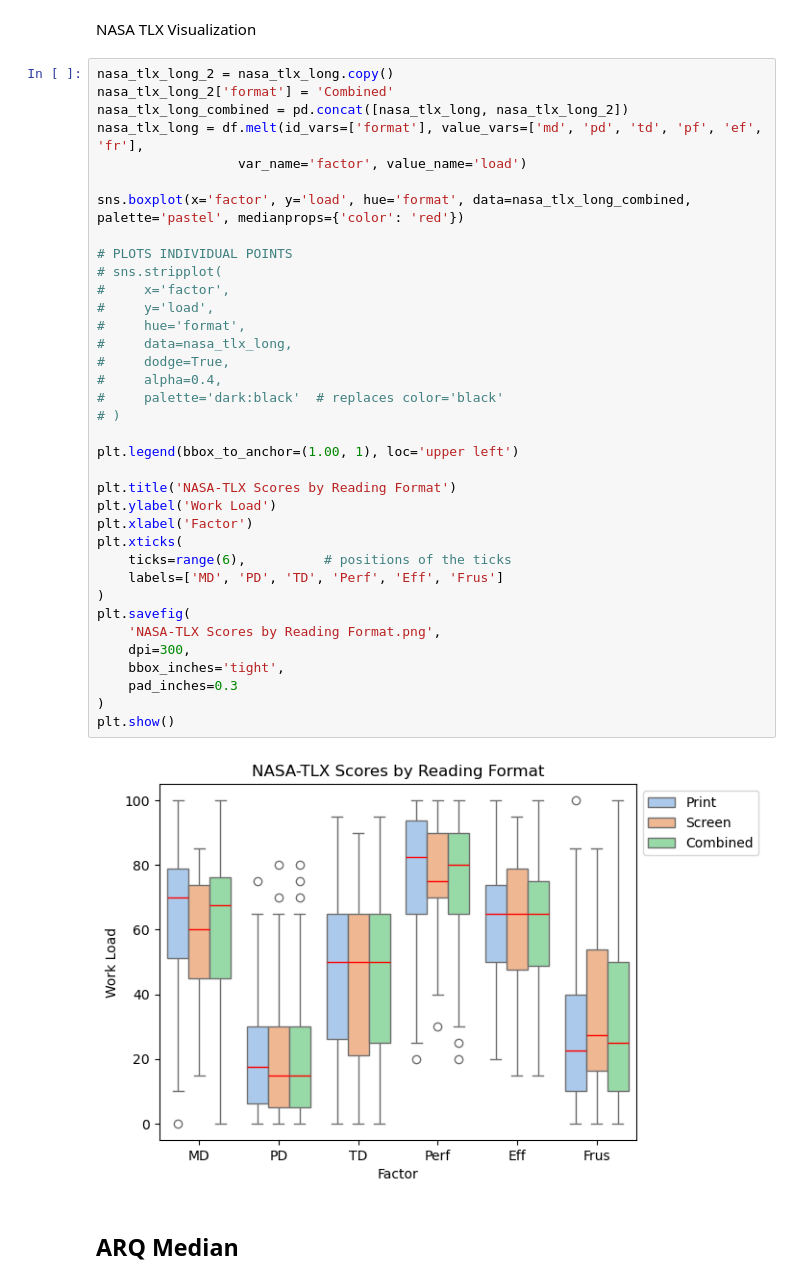
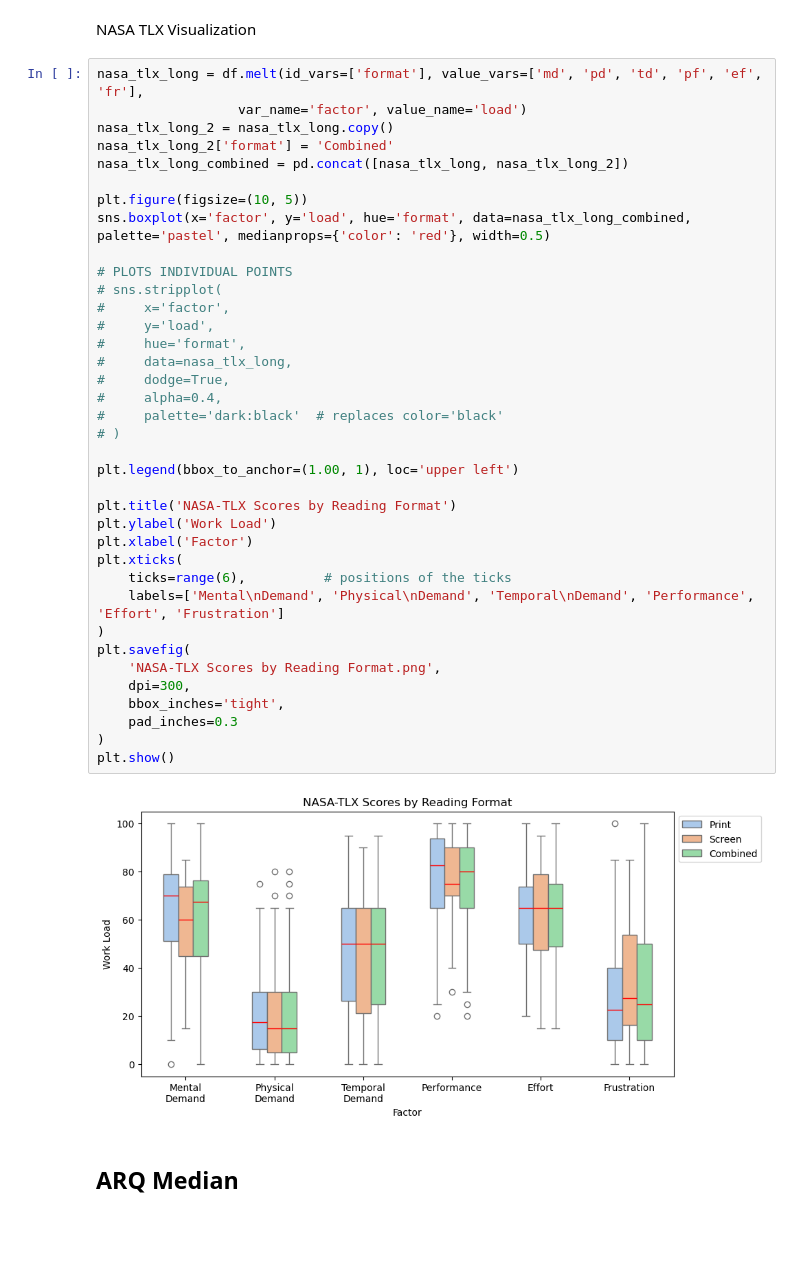
Before and after one commit to KyleCarlo/ScreenVSPrint, a Jupyter notebook: Notebook.ipynb, the cells around one changed output. Saved outputs shown, nothing was run; the diff lists cells and outputs as text; blank space fills up the shorter version.

```diff
--- a/Notebook.ipynb
+++ b/Notebook.ipynb
@@ -176,43 +176,44 @@ dtype: float64
 # %% [markdown]
 NASA TLX Visualization
 # %%
+nasa_tlx_long = df.melt(id_vars=['format'], value_vars=['md', 'pd', 'td', 'pf', 'ef', 'fr'],
+                  var_name='factor', value_name='load')
 nasa_tlx_long_2 = nasa_tlx_long.copy()
 nasa_tlx_long_2['format'] = 'Combined'
 nasa_tlx_long_combined = pd.concat([nasa_tlx_long, nasa_tlx_long_2])
-nasa_tlx_long = df.melt(id_vars=['format'], value_vars=['md', 'pd', 'td', 'pf', 'ef', 'fr'],
-                  var_name='factor', value_name='load')
 
-sns.boxplot(x='factor', y='load', hue='format', data=nasa_tlx_long_combined, palette='pastel', medianprops={'color': 'red'})
+plt.figure(figsize=(10, 5))
+sns.boxplot(x='factor', y='load', hue='format', data=nasa_tlx_long_combined, palette='pastel', medianprops={'color': 'red'}, width=0.5)
 
 # PLOTS INDIVIDUAL POINTS
 # sns.stripplot(
 #     x='factor',
 #     y='load',
 #     hue='format',
 #     data=nasa_tlx_long,
 #     dodge=True,
 #     alpha=0.4,
 #     palette='dark:black'  # replaces color='black'
 # )
 
 plt.legend(bbox_to_anchor=(1.00, 1), loc='upper left')
 
 plt.title('NASA-TLX Scores by Reading Format')
 plt.ylabel('Work Load')
 plt.xlabel('Factor')
 plt.xticks(
     ticks=range(6),          # positions of the ticks
-    labels=['MD', 'PD', 'TD', 'Perf', 'Eff', 'Frus']
+    labels=['Mental\nDemand', 'Physical\nDemand', 'Temporal\nDemand', 'Performance', 'Effort', 'Frustration']
 )
 plt.savefig(
     'NASA-TLX Scores by Reading Format.png',
     dpi=300,
     bbox_inches='tight',
     pad_inches=0.3
 )
 plt.show()
 # %% [output]
-[figure, old version]
+[figure, new version]
 # %% [markdown]
 ## ARQ Median
 # %%
```
Also changed, not shown: parts of 9 cells of this notebook.
